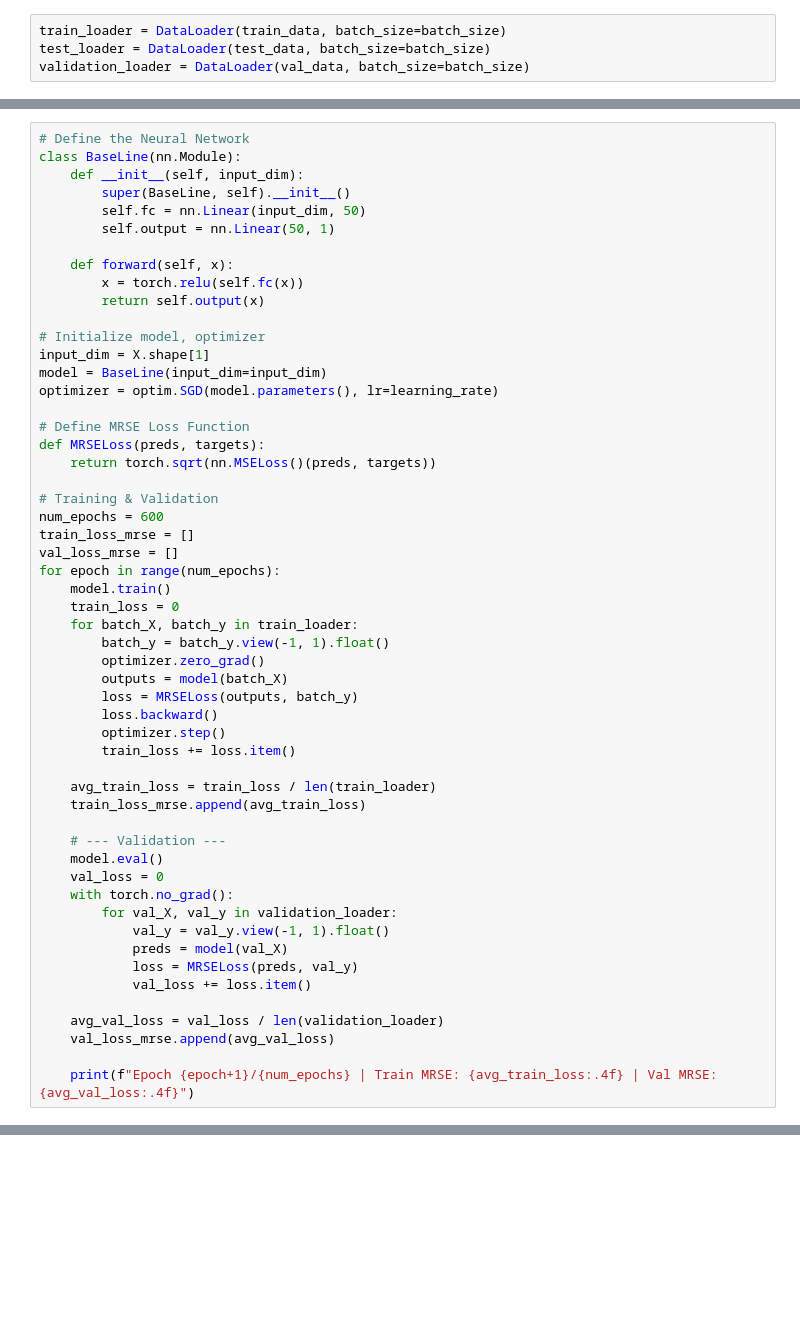
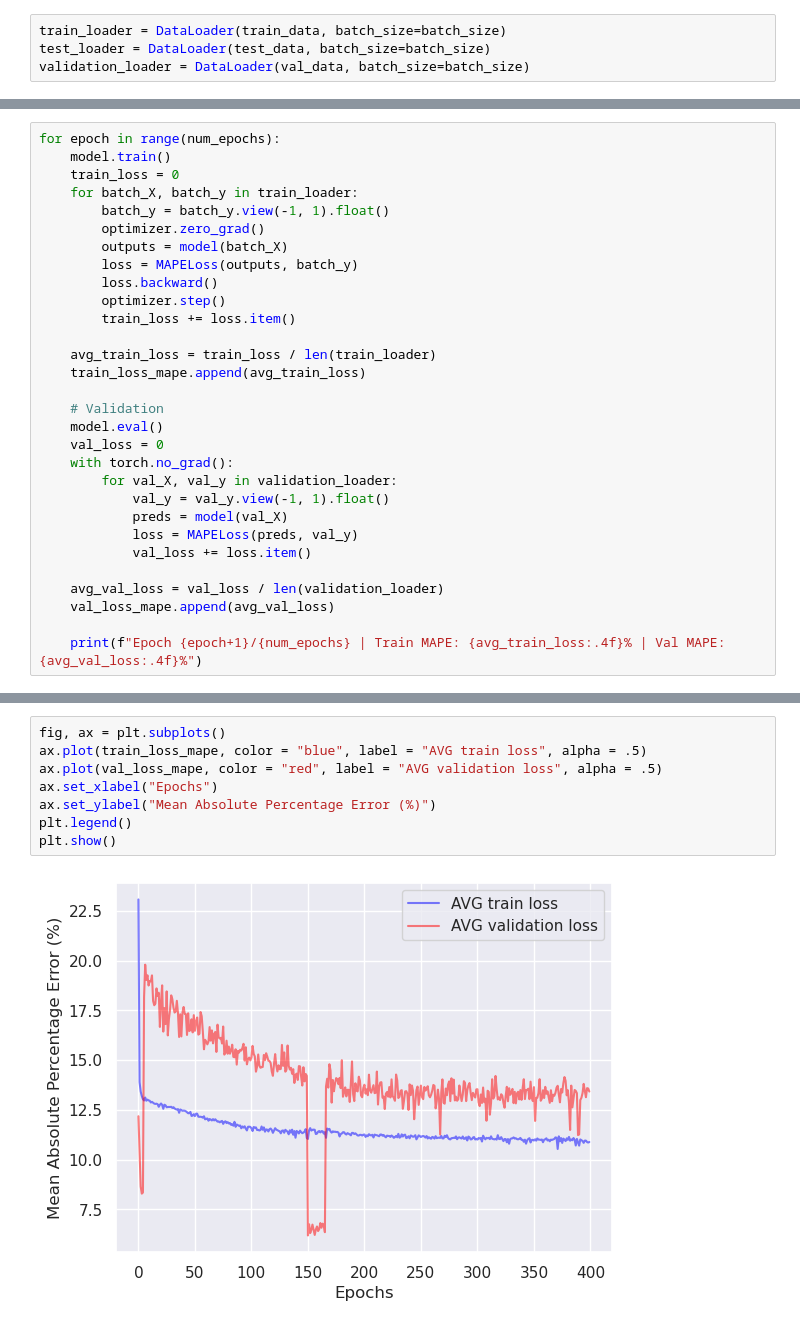
Before and after one commit to LuisDogo/Trabajo-Terminal, a Jupyter notebook: NN_baseline.ipynb, the cells around one changed output, grey strips where cells are left out. Cells and saved outputs as stored; diff of their text form; blank space fills up the shorter version.

```diff
--- a/NN_baseline.ipynb
+++ b/NN_baseline.ipynb
@@ -52,28 +101,4 @@ validation_loader = DataLoader(val_data, batch_size=batch_size)
 # %%
-# Define the Neural Network
-class BaseLine(nn.Module):
-    def __init__(self, input_dim):
-        super(BaseLine, self).__init__()
-        self.fc = nn.Linear(input_dim, 50)
-        self.output = nn.Linear(50, 1)
-
-    def forward(self, x):
-        x = torch.relu(self.fc(x))
-        return self.output(x)
-
-# Initialize model, optimizer
-input_dim = X.shape[1]
-model = BaseLine(input_dim=input_dim)
-optimizer = optim.SGD(model.parameters(), lr=learning_rate)
-
-# Define MRSE Loss Function
-def MRSELoss(preds, targets):
-    return torch.sqrt(nn.MSELoss()(preds, targets))
-
-# Training & Validation
-num_epochs = 600
-train_loss_mrse = []
-val_loss_mrse = []
 for epoch in range(num_epochs):
     model.train()
     train_loss = 0
@@ -81,26 +106,26 @@ for epoch in range(num_epochs):
         batch_y = batch_y.view(-1, 1).float()
         optimizer.zero_grad()
         outputs = model(batch_X)
-        loss = MRSELoss(outputs, batch_y)
+        loss = MAPELoss(outputs, batch_y)
         loss.backward()
         optimizer.step()
         train_loss += loss.item()
 
     avg_train_loss = train_loss / len(train_loader)
-    train_loss_mrse.append(avg_train_loss)
+    train_loss_mape.append(avg_train_loss)
 
-    # --- Validation ---
+    # Validation
     model.eval()
     val_loss = 0
     with torch.no_grad():
         for val_X, val_y in validation_loader:
             val_y = val_y.view(-1, 1).float()
             preds = model(val_X)
-            loss = MRSELoss(preds, val_y)
+            loss = MAPELoss(preds, val_y)
             val_loss += loss.item()
 
     avg_val_loss = val_loss / len(validation_loader)
-    val_loss_mrse.append(avg_val_loss)
+    val_loss_mape.append(avg_val_loss)
 
-    print(f"Epoch {epoch+1}/{num_epochs} | Train MRSE: {avg_train_loss:.4f} | Val MRSE: {avg_val_loss:.4f}")
+    print(f"Epoch {epoch+1}/{num_epochs} | Train MAPE: {avg_train_loss:.4f}% | Val MAPE: {avg_val_loss:.4f}%")
 # %% [output]
@@ -133,0 +149,10 @@ plt.show()
+# %%
+fig, ax = plt.subplots()
+ax.plot(train_loss_mape, color = "blue", label = "AVG train loss", alpha = .5)
+ax.plot(val_loss_mape, color = "red", label = "AVG validation loss", alpha = .5)
+ax.set_xlabel("Epochs")
+ax.set_ylabel("Mean Absolute Percentage Error (%)")
+plt.legend()
+plt.show()
+# %% [output]
+[figure, added]
```
Also changed, not shown: parts of 8 cells of this notebook, 4 other files.
